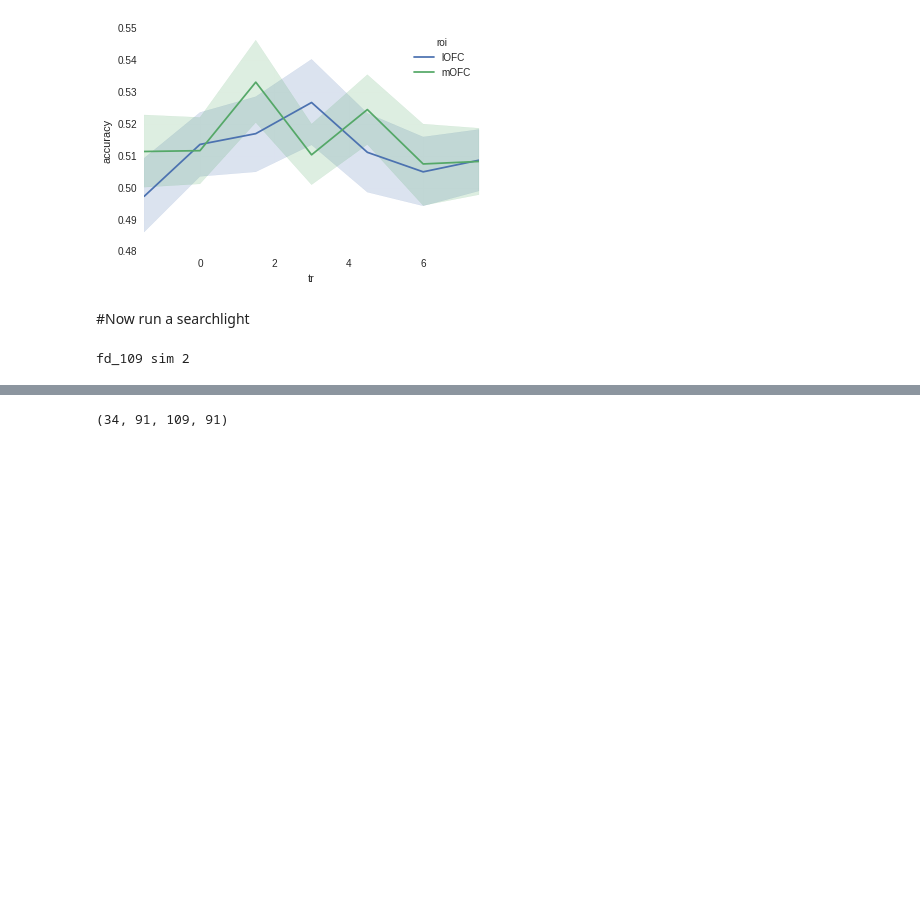
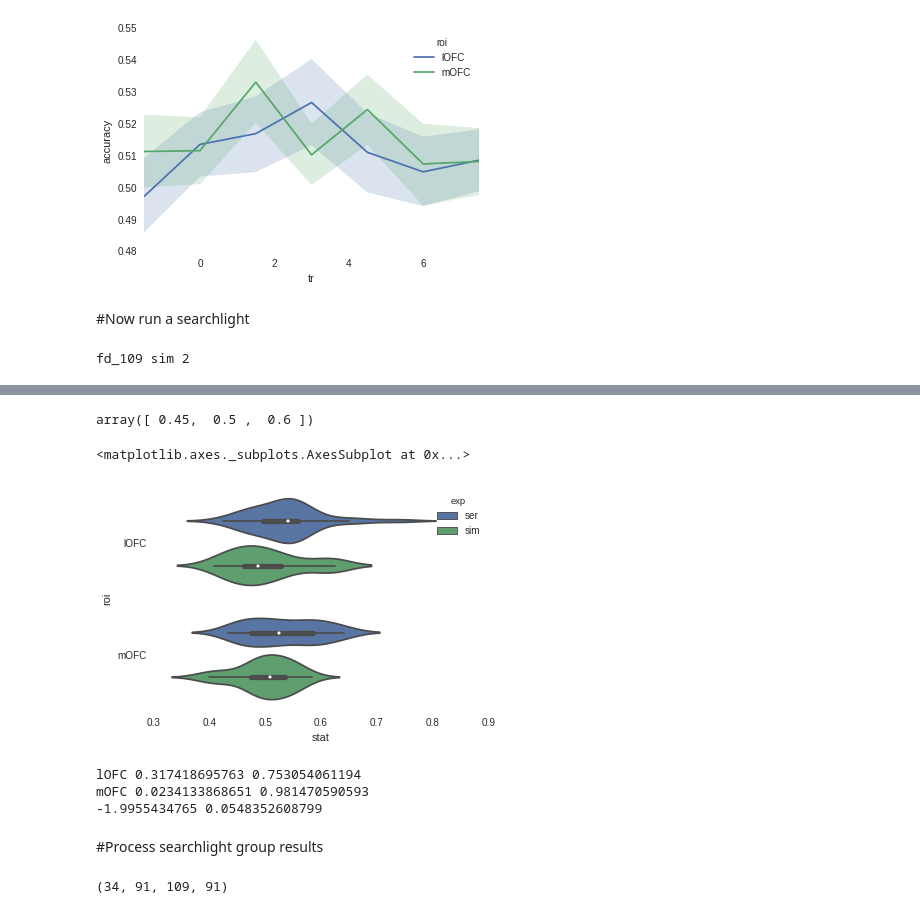
Before and after one commit to iancballard/fd_fmri, a Jupyter notebook: mvpa.ipynb, the cells around one changed output, grey strips where cells are left out. Cells and saved outputs as stored; diff of their text form; code cells hidden in the pictures; blank space fills up the shorter version.

```diff
--- a/mvpa.ipynb
+++ b/mvpa.ipynb
@@ -282,0 +351,16 @@ fd_109 sim 2
+# %%
+def run_roi_mvpa(in_tuple):
+    try:
+        sub,exp,roi = in_tuple
+        timing = get_event_times(sub,exp)
+        mask_img, X, y, runs = load_data_roi(sub,exp,roi,timing)
+
+        classifier = SVC(kernel = 'linear', C=1)
+        cv = LeaveOneLabelOut(runs)
+        rfe = RFE(estimator = classifier, step = 10, n_features_to_select=int(X.shape[1]/2))
+        res = cross_val_score(rfe, X, y, cv=cv, scoring = 'accuracy')
+    #     res = cross_val_score(classifier, X, y, cv=cv, scoring = 'accuracy')
+        return (sub,exp,roi,np.mean(res))
+    except:
+        print 'problem with',in_tuple
+        return in_tuple
@@ -282,0 +380,26 @@ fd_109 sim 2
+# %%
+res
+# %% [output]
+array([ 0.45,  0.5 ,  0.6 ])
+# %%
+in_tuples = []
+for exp in ['ser']:
+    for sub in sub_list:
+        for roi in ['lOFC','mOFC']:
+            in_tuples.append((sub,exp,roi))
+# %%
+pool = multiprocessing.Pool(processes = 18)
+output = pool.map(run_roi_mvpa,in_tuples)
+pool.terminate()
+pool.join()
+# %%
+df = {'roi':[],'stat':[],'sub':[],'exp':[]}
+for o in output:
+    sub,exp,mask,stat = o
+
+    df['roi'].append(mask)
+    df['sub'].append(sub)
+    df['exp'].append(exp)
+    df['stat'].append(stat)
+
+df = pd.DataFrame(df)
@@ -282,0 +408,19 @@ fd_109 sim 2
+# %%
+sns.violinplot(x='stat',y='roi',hue='exp',data=df)
+# %% [output]
+<matplotlib.axes._subplots.AxesSubplot at 0x...>
+[figure, added]
+# %%
+for roi in set(df['roi'].values):
+    roi_df = df[df['roi']==roi]
+    t,p = scipy.stats.ttest_1samp(roi_df.ix[roi_df['exp']=='sim','stat'].values,
+                          .5)
+    print roi,str(t),str(p)
+
+t,p = scipy.stats.ttest_rel(roi_df.ix[roi_df['exp']=='sim','stat'].values,
+                      roi_df.ix[roi_df['exp']=='ser','stat'].values)
+print str(t),str(p)
+# %% [output]
+lOFC 0.317418695763 0.753054061194
+mOFC 0.0234133868651 0.981470590593
+-1.9955434765 0.0548352608799
@@ -283,2 +430,4 @@ fd_109 sim 2
+# %% [markdown]
+#Process searchlight group results
 # %%
 #Register to standard space
```
Also changed, not shown: parts of 15 cells of this notebook.
